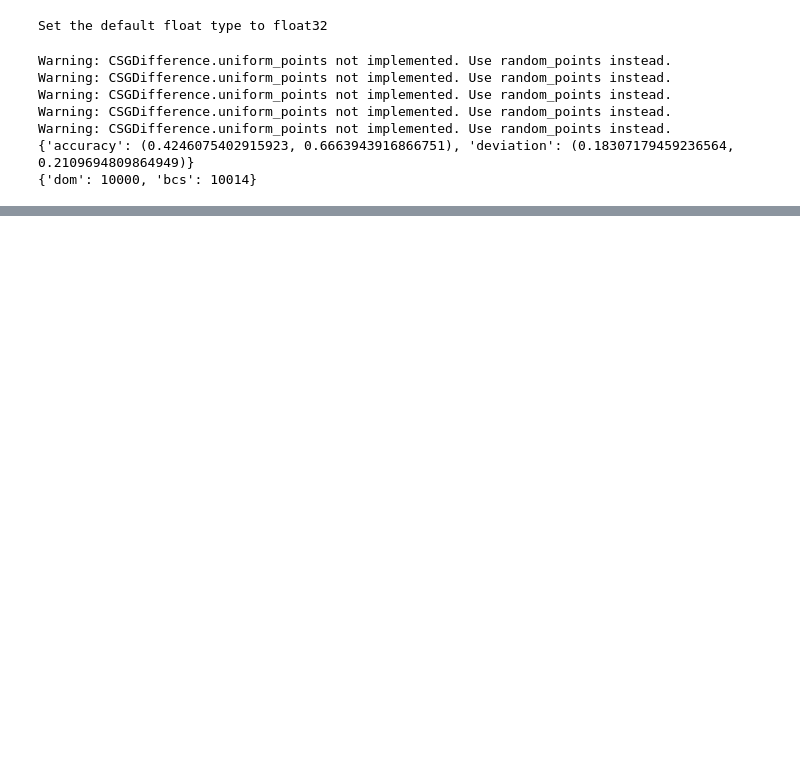
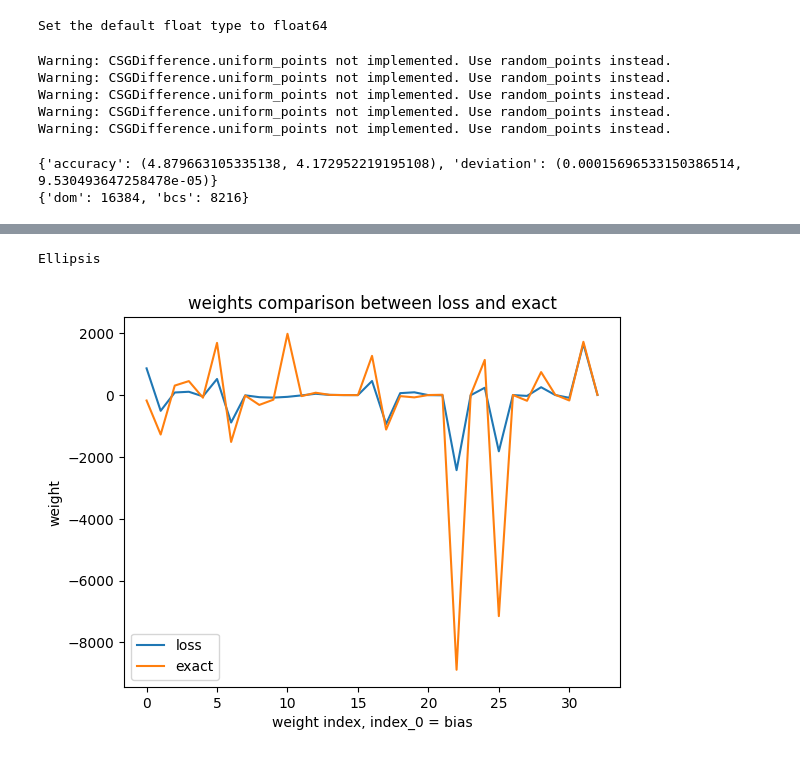
Before and after one commit to delimarr/ip5_code, a Jupyter notebook: elm.ipynb, the cells around one changed output, grey strips where cells are left out. Saved outputs shown, nothing was run; the diff lists cells and outputs as text; code cells hidden in the pictures; blank space fills up the shorter version.

```diff
--- a/elm.ipynb
+++ b/elm.ipynb
@@ -19,7 +17,7 @@ dde.config.set_random_seed(654161)
 if dde.backend.backend_name != 'tensorflow':
     raise Exception("set backend tensorflow with: python -m deepxde.backend.set_default_backend tensorflow")
 
-DTYPE: str = "float32"
+DTYPE: str = "float64"
 dde.config.set_default_float(DTYPE)
 tf.keras.backend.set_floatx(DTYPE)
 if DTYPE == "float32":
@@ -31,7 +29,7 @@ elif DTYPE == "float64":
 else:
     raise Exception("Choose DTYPE: float32 or float64")
 # %% [output]
-Set the default float type to float32
+Set the default float type to float64
 # %%
 # helper functions
 def get_grad(model: tf.keras.Sequential, X_r: tf.Tensor, r: int, d: int = 1) -> np.ndarray:
@@ -377,7 +375,8 @@ def run(
     num_bnd: int,
     num_tst: int,
     layers: List[int],
-    rcond: float = 1e-10) -> Dict:
+    rcond: float = 1e-10,
+    seed: Tuple[int, int] = (123, 456)) -> Dict:
     """Make and train a elm model with given hyper-parameters.
 
     Args:
@@ -386,9 +385,10 @@ def run(
         num_tst (int): points in the test set
         layers (List[int]): hidden layer sizes without bias node
         rcond (float): threshold value for numpy.linalg.pinv, Default is 1e-10.
+        seed Tuple[float, float]: seed for random weigh initialization
 
     Returns:
-        Dict: {'accuracy': (train, test), 'deviation': (train, test)}
+        Dict: {'accuracy': (train, test), 'deviation': (train, test), 'data' : (X_dom, Xt, X_dirichlet + X_neumann)}
         accuracy = RMS of loss
         deviation = RMS of deviation to exact solution
     """
@@ -414,7 +414,9 @@ def run(
         X_neumann.append(X)
         bnd += X.shape[0]
 
-    pde_elm = PdeELM(layers, seed=(123, 456), rcond=rcond)
+    pde_elm = PdeELM(layers, seed=seed, rcond=rcond)
+    #t_pde = timeit.repeat(lambda: pde_elm.fit(X_dom, phi_dom, geom.get_loss, dirichlet_bcs, neumann_bcs), number=20, repeat=1)
+    #print(f"time pde fit: {t_pde[0]/20}")
     pde_elm.fit(X_dom, phi_dom, geom.get_loss, dirichlet_bcs, neumann_bcs)
 
     deviation = get_deviation(pde_elm, geom)
@@ -425,7 +427,7 @@ def run(
 
     num_data = {'dom' : X_dom.shape[0], 'bcs' : bnd}
 
-    return ({'accuracy' : (acc_train, acc_test), 'deviation' : deviation}, pde_elm, num_data)
+    return ({'accuracy' : (acc_train, acc_test), 'deviation' : deviation, 'data' : (X_dom, Xt, X_dirichlet + X_neumann)}, pde_elm, num_data)
 # %%
 def run_exact(
     num_dom: int,
@@ -462,20 +464,50 @@ def run_exact(
     return ({'accuracy' : (acc_train, acc_test), 'deviation' : (d_train, d_test)}, elm, num_data)
 # %%
 # example
-num_dom = 10000
-num_bnd = 2500
+num_dom = 16384
+num_bnd = 2048
 num_tst = 420
-layers = [8, 32, 128, 512]
+layers = [32, 128, 512, 2048]
 rcond = 1e-10
 
-res, _, num_data = run(num_dom, num_bnd, num_tst, layers, rcond)
-print(res)
-print(num_data)
+#res, pde_elm, num_data = run(num_dom, num_bnd, num_tst, layers, rcond)
+res_exact, ect_elm, num_data = run_exact(num_dom, num_bnd, num_tst, layers, rcond)
 # %% [output]
 Warning: CSGDifference.uniform_points not implemented. Use random_points instead.
 Warning: CSGDifference.uniform_points not implemented. Use random_points instead.
 Warning: CSGDifference.uniform_points not implemented. Use random_points instead.
 Warning: CSGDifference.uniform_points not implemented. Use random_points instead.
 Warning: CSGDifference.uniform_points not implemented. Use random_points instead.
-{'accuracy': (0.4246075402915923, 0.6663943916866751), 'deviation': (0.18307179459236564, 0.2109694809864949)}
-{'dom': 10000, 'bcs': 10014}
+# %%
+#print(res)
+print(res_exact)
+print(num_data)
+# %% [output]
+{'accuracy': (4.879663105335138, 4.172952219195108), 'deviation': (0.00015696533150386514, 9.530493647258478e-05)}
+{'dom': 16384, 'bcs': 8216}
+# %%
+num_dom = 4096
+num_bnd = 1024
+num_tst = 420
+layers = [32]
+rcond = 1e-10
+geom = RectHole(num_dom=num_dom, num_bnd=num_bnd, num_tst=num_tst)
+
+res32, pde32, num_data = run(num_dom, num_bnd, num_tst, layers, rcond)
+exact32 = ExactELM(pde32)
+X_dom, Xt, X_bcs = res32['data']
+X = np.concatenate([X_dom, *X_bcs])
+exact32.fit(X_dom, X_bcs, geom.exact_sol)
+compare_hl(pde32, exact32, X_dom)
+print(f"pde: deviation {res32['deviation']}, acc {res32['accuracy']}")
+print(f"exact: deviation {get_deviation(exact32, geom)}, acc {exact32.get_accuracy(X, geom), exact32.get_accuracy(Xt, geom)}")
+pde_w = pde32.full_model_.get_weights()
+pde_w = np.concatenate([pde_w[-1].reshape(1, 1), pde_w[-2]]).flatten()
+plt.plot(np.arange(pde_w.shape[0]), pde_w)
+plt.plot(np.arange(pde_w.shape[0]), exact32.weights[-1])
+plt.xlabel("weight index, index_0 = bias")
+plt.ylabel("weight")
+plt.legend(("loss", "exact"))
+plt.title("weights comparison between loss and exact")
+...
+# %% [output]
@@ -481,0 +527,2 @@ Warning: CSGDifference.uniform_points not implemented. Use random_points instead
+Ellipsis
+[figure, added]
```
Also changed, not shown: parts of 11 cells of this notebook, 2 other files.
